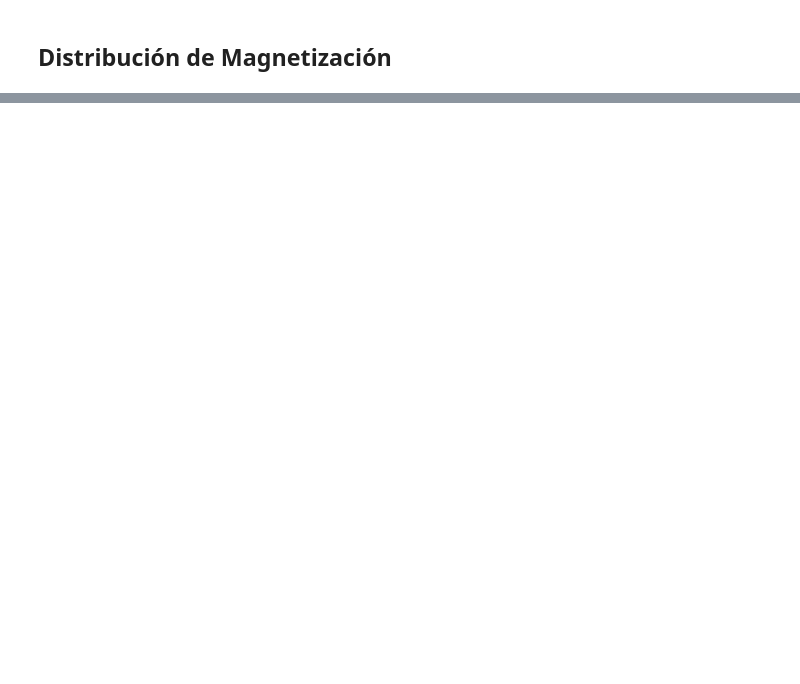
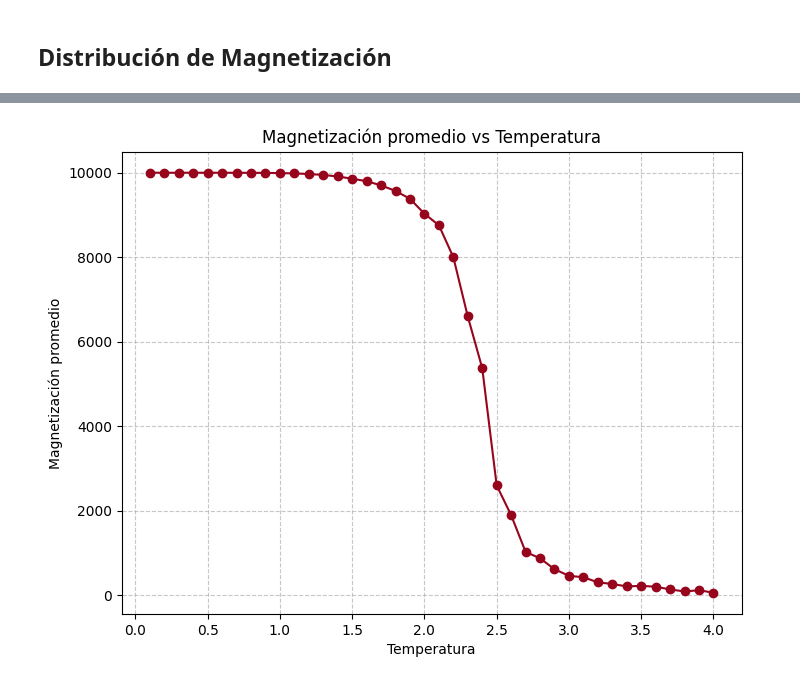
Before and after one commit to JD314/Ising-ML, a Jupyter notebook: Distribuciones.ipynb, the cells around one changed output, grey strips where cells are left out. Cells and saved outputs as stored; diff of their text form; code cells hidden in the pictures; blank space fills up the shorter version.

```diff
--- a/Distribuciones.ipynb
+++ b/Distribuciones.ipynb
@@ -89,26 +99,28 @@ garpeta
 # %%
 T = np.array(temps, dtype=float)
-folder = './data/'
+folder = './data/data_100/'
 M_mean = []
 
 for file in os.listdir(folder):
     try:
         ising = read_ising_file(folder + file)
         all_spins = ising.load_all_spins(invert=False)  # Cargar todos los espines una vez
         magnetization = [read_ising_file.calculate_magnetization(spin) for spin in all_spins]
         M_mean.append(np.mean(magnetization))
     except (ValueError, KeyError, IndexError):
         # Ignorar archivos que no son válidos
         continue
 
 M_mean = np.abs(np.array(M_mean))
 
 plt.figure(figsize=(8, 6))
 plt.plot(T, M_mean, marker='o', linestyle='-', color='#97051D')
 plt.grid(True, linestyle="--", alpha=0.7)
 
 plt.xlabel('Temperatura')
 plt.ylabel('Magnetización promedio')
 plt.title('Magnetización promedio vs Temperatura')
-plt.savefig('img_results/ising_magnetization_vs_temperature.png', dpi=300, bbox_inches='tight')
+plt.savefig(f'img_results/ising_magnetization_vs_temperature_{n}.png', dpi=300, bbox_inches='tight')
 plt.show()
+# %% [output]
+[figure, added]
```
Also changed, not shown: parts of 6 cells of this notebook, 14 other files.
